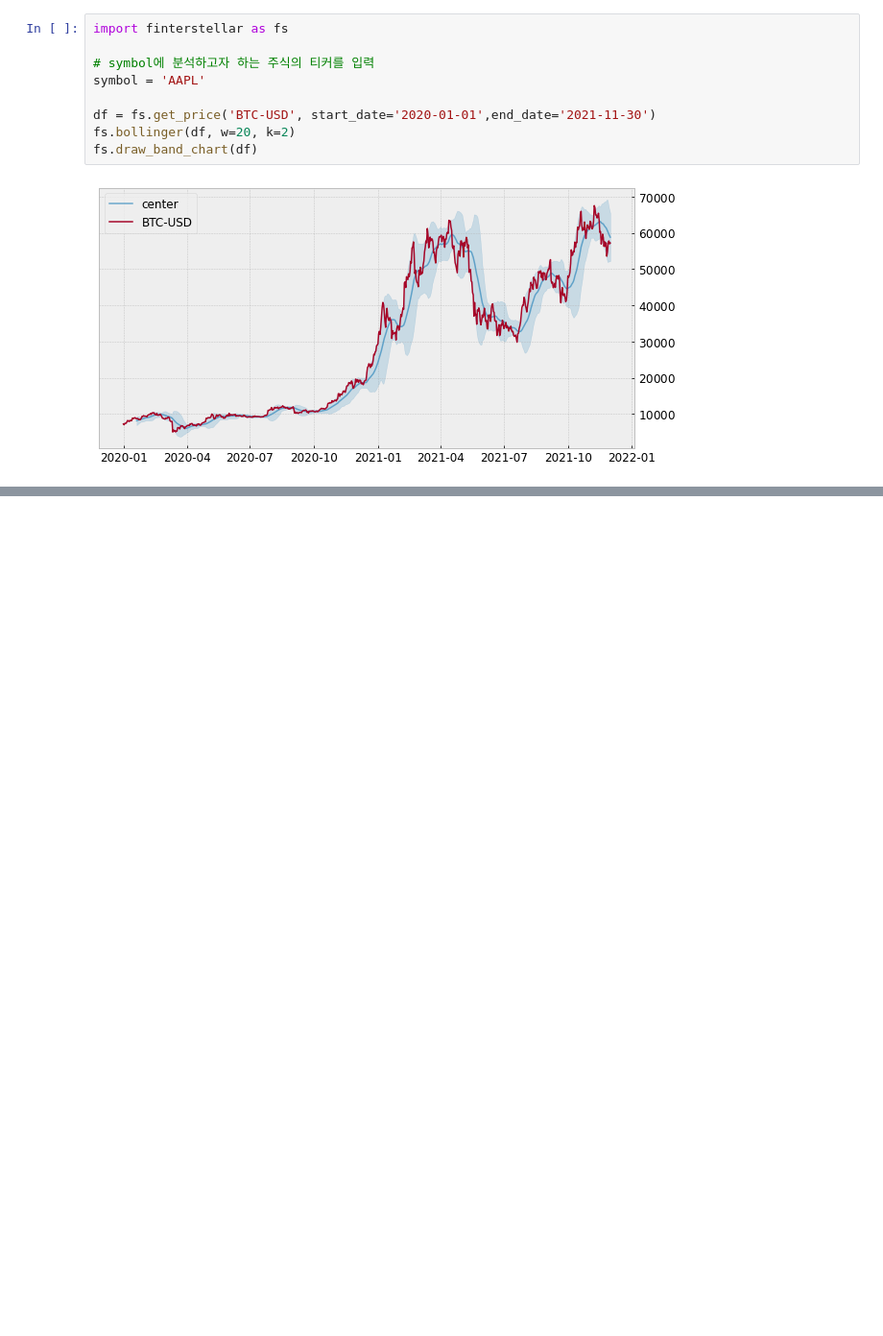
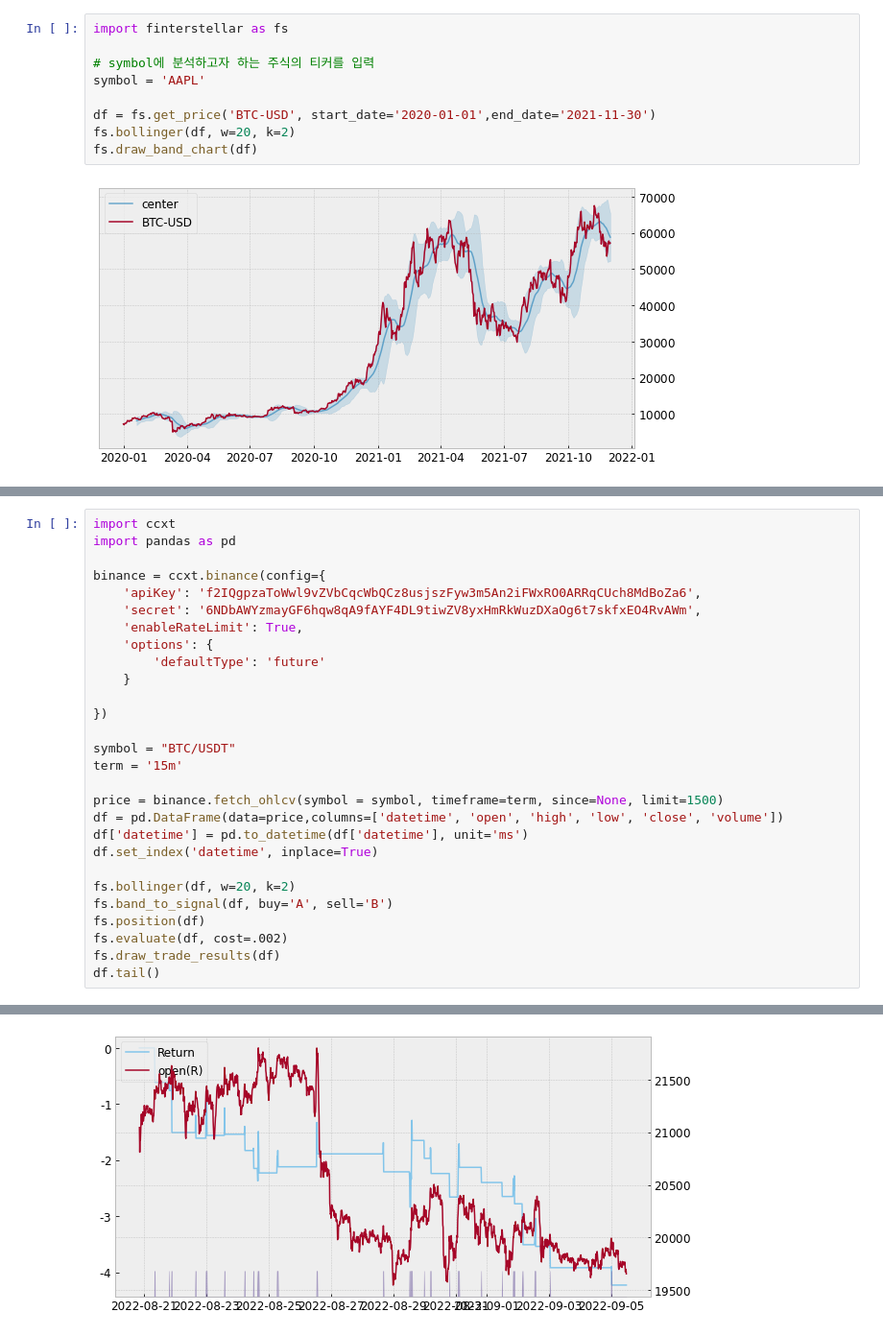
Before and after one commit to cheesss/python-DL-from-scratch, a Jupyter notebook: Untitled0.ipynb, the cells around one changed output, grey strips where cells are left out. Shown: that part at 96% size. Saved outputs shown, nothing was run; the diff lists cells and outputs as text; blank space fills up the shorter version.

```diff
--- a/Untitled0.ipynb
+++ b/Untitled0.ipynb
@@ -47,0 +56,29 @@ fs.draw_trade_results(df)
+# %%
+import ccxt
+import pandas as pd
+
+binance = ccxt.binance(config={
+    'apiKey': 'f2IQgpzaToWwl9vZVbCqcWbQCz8usjszFyw3m5An2iFWxRO0ARRqCUch8MdBoZa6',
+    'secret': '6NDbAWYzmayGF6hqw8qA9fAYF4DL9tiwZV8yxHmRkWuzDXaOg6t7skfxEO4RvAWm',
+    'enableRateLimit': True,
+    'options': {
+        'defaultType': 'future'
+    }
+
+})
+
+symbol = "BTC/USDT"
+term = '15m'
+
+price = binance.fetch_ohlcv(symbol = symbol, timeframe=term, since=None, limit=1500)
+df = pd.DataFrame(data=price,columns=['datetime', 'open', 'high', 'low', 'close', 'volume'])
+df['datetime'] = pd.to_datetime(df['datetime'], unit='ms')
+df.set_index('datetime', inplace=True)
+
+fs.bollinger(df, w=20, k=2)
+fs.band_to_signal(df, buy='A', sell='B')
+fs.position(df)
+fs.evaluate(df, cost=.002)
+fs.draw_trade_results(df)
+df.tail()
+# %% [output]
@@ -47,0 +92 @@ fs.draw_trade_results(df)
+[figure, added]
```
Also changed, not shown: parts of 5 cells of this notebook.
